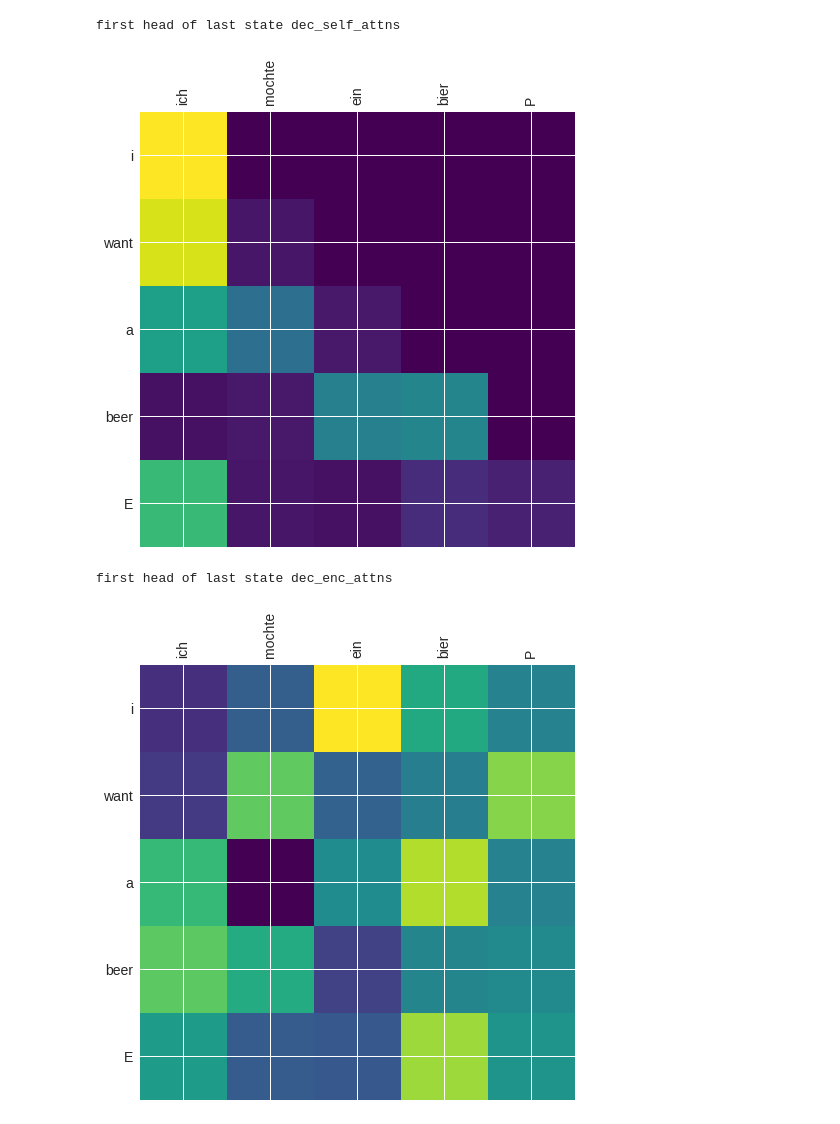
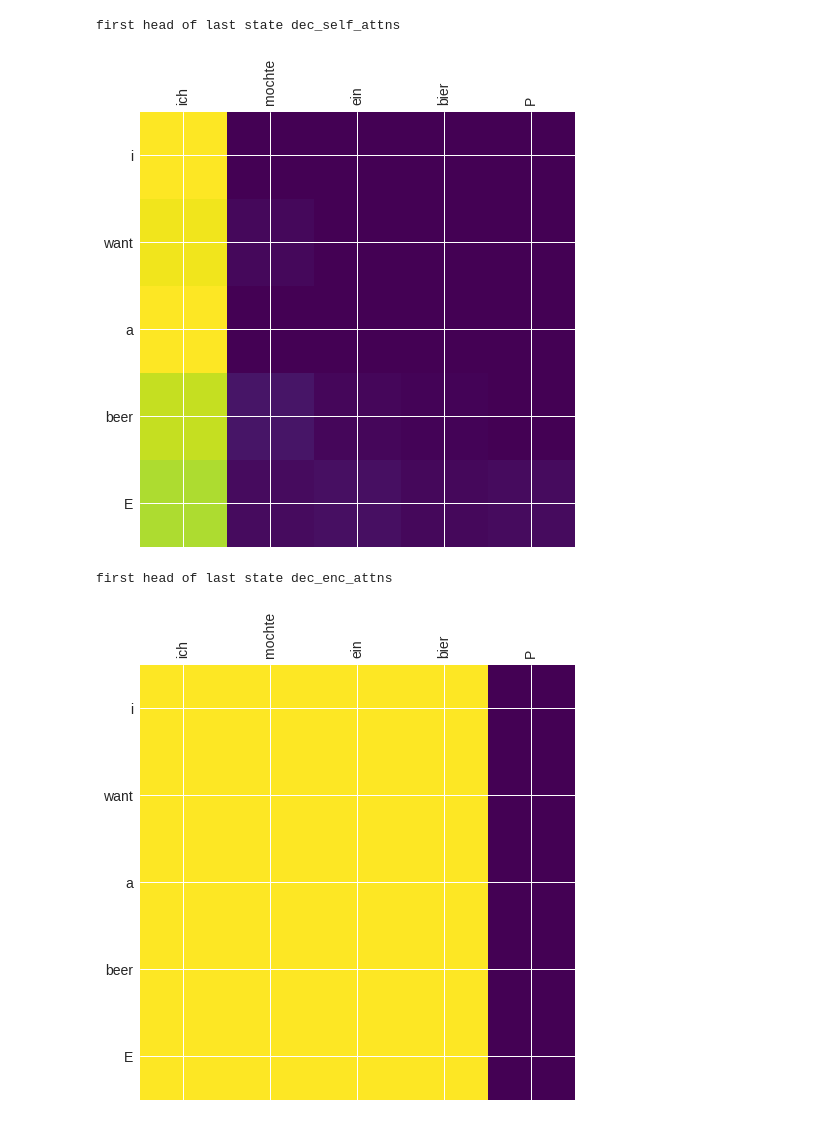
Before and after one commit to graykode/nlp-tutorial, a Jupyter notebook: 5-1.Transformer/Transformer_Torch.ipynb, the cells around one changed output. Cells and saved outputs as stored; diff of their text form; code cells hidden in the pictures.

Commit message:
#22 edited Transformer Position Encoding Part

```diff
--- a/5-1.Transformer/Transformer_Torch.ipynb
+++ b/5-1.Transformer/Transformer_Torch.ipynb
@@ -7,7 +7,7 @@ cuda_output = !ldconfig -p|grep cudart.so|sed -e 's/.*\.\([0-9]*\)\.\([0-9]*\)$/
 accelerator = cuda_output[0] if exists('/dev/nvidia0') else 'cpu'
 # %%
 '''
-  code by Tae Hwan Jung(Jeff Jung) @graykode
+  code by Tae Hwan Jung(Jeff Jung) @graykode, Derek Miller @dmmiller612
   Reference : https://github.com/jadore801120/attention-is-all-you-need-pytorch
               https://github.com/JayParks/transformer
 '''
@@ -16,7 +16,6 @@ import torch
 import torch.nn as nn
 import torch.optim as optim
 from torch.autograd import Variable
-import torch.nn.functional as F
 import matplotlib.pyplot as plt
 
 dtype = torch.FloatTensor
@@ -26,16 +25,12 @@ dtype = torch.FloatTensor
 sentences = ['ich mochte ein bier P', 'S i want a beer', 'i want a beer E']
 
 # Transformer Parameters
-src_vocab = {'PAD' : 0}
-for i, w in enumerate(sentences[0].split()):
-    src_vocab[w] = i+1
+# Padding Should be Zero
+src_vocab = {'P' : 0, 'ich' : 1, 'mochte' : 2, 'ein' : 3, 'bier' : 4}
 src_vocab_size = len(src_vocab)
 
-tgt_vocab = {'PAD' : 0}
-number_dict = {0 : 'PAD'}
-for i, w in enumerate(set((sentences[1]+' '+sentences[2]).split())):
-    tgt_vocab[w] = i+1
-    number_dict[i+1] = w
+tgt_vocab = {'P' : 0, 'i' : 1, 'want' : 2, 'a' : 3, 'beer' : 4, 'S' : 5, 'E' : 6}
+number_dict = {i: w for i, w in enumerate(tgt_vocab)}
 tgt_vocab_size = len(tgt_vocab)
 
 src_len = 5
@@ -150,11 +145,11 @@ class Encoder(nn.Module):
     def __init__(self):
         super(Encoder, self).__init__()
         self.src_emb = nn.Embedding(src_vocab_size, d_model)
-        self.pos_emb = nn.Embedding.from_pretrained(get_sinusoid_encoding_table(src_len+1 , d_model),freeze=True)
+        self.pos_emb = nn.Embedding.from_pretrained(get_sinusoid_encoding_table(src_vocab_size, d_model),freeze=True)
         self.layers = nn.ModuleList([EncoderLayer() for _ in range(n_layers)])
 
     def forward(self, enc_inputs): # enc_inputs : [batch_size x source_len]
-        enc_outputs = self.src_emb(enc_inputs) + self.pos_emb(torch.LongTensor([[1,2,3,4,5]]))
+        enc_outputs = self.src_emb(enc_inputs) + self.pos_emb(torch.LongTensor([[1,2,3,4,0]]))
         enc_self_attn_mask = get_attn_pad_mask(enc_inputs, enc_inputs)
         enc_self_attns = []
         for layer in self.layers:
@@ -166,11 +161,11 @@ class Decoder(nn.Module):
     def __init__(self):
         super(Decoder, self).__init__()
         self.tgt_emb = nn.Embedding(tgt_vocab_size, d_model)
-        self.pos_emb = nn.Embedding.from_pretrained(get_sinusoid_encoding_table(tgt_len+1 , d_model),freeze=True)
+        self.pos_emb = nn.Embedding.from_pretrained(get_sinusoid_encoding_table(tgt_vocab_size, d_model),freeze=True)
         self.layers = nn.ModuleList([DecoderLayer() for _ in range(n_layers)])
 
     def forward(self, dec_inputs, enc_inputs, enc_outputs): # dec_inputs : [batch_size x target_len]
-        dec_outputs = self.tgt_emb(dec_inputs) + self.pos_emb(torch.LongTensor([[1,2,3,4,5]]))
+        dec_outputs = self.tgt_emb(dec_inputs) + self.pos_emb(torch.LongTensor([[5,1,2,3,4]]))
         dec_self_attn_pad_mask = get_attn_pad_mask(dec_inputs, dec_inputs)
         dec_self_attn_subsequent_mask = get_attn_subsequent_mask(dec_inputs)
         dec_self_attn_mask = torch.gt((dec_self_attn_pad_mask + dec_self_attn_subsequent_mask), 0)
@@ -201,16 +196,6 @@ model = Transformer()
 criterion = nn.CrossEntropyLoss()
 optimizer = optim.Adam(model.parameters(), lr=0.001)
 
-for epoch in range(100):
-    optimizer.zero_grad()
-    enc_inputs, dec_inputs, target_batch = make_batch(sentences)
-    outputs, enc_self_attns, dec_self_attns, dec_enc_attns = model(enc_inputs, dec_inputs)
-    loss = criterion(outputs, target_batch.contiguous().view(-1))
-    if (epoch + 1) % 20 == 0:
-        print('Epoch:', '%04d' % (epoch + 1), 'cost =', '{:.6f}'.format(loss))
-    loss.backward()
-    optimizer.step()
-
 def showgraph(attn):
     attn = attn[-1].squeeze(0)[0]
     attn = attn.squeeze(0).data.numpy()
@@ -220,6 +205,15 @@ def showgraph(attn):
     ax.set_xticklabels(['']+sentences[0].split(), fontdict={'fontsize': 14}, rotation=90)
     ax.set_yticklabels(['']+sentences[2].split(), fontdict={'fontsize': 14})
     plt.show()
+
+for epoch in range(20):
+    optimizer.zero_grad()
+    enc_inputs, dec_inputs, target_batch = make_batch(sentences)
+    outputs, enc_self_attns, dec_self_attns, dec_enc_attns = model(enc_inputs, dec_inputs)
+    loss = criterion(outputs, target_batch.contiguous().view(-1))
+    print('Epoch:', '%04d' % (epoch + 1), 'cost =', '{:.6f}'.format(loss))
+    loss.backward()
+    optimizer.step()
 
 # Test
 predict, _, _, _ = model(enc_inputs, dec_inputs)
@@ -246,4 +250,4 @@ first head of last state enc_self_attns
 first head of last state dec_self_attns
-[figure, old version]
+[figure, new version]
 first head of last state dec_enc_attns
-[figure, old version]
+[figure, new version]
```
Also changed, not shown: parts of 1 cell of this notebook, 3 other files.
